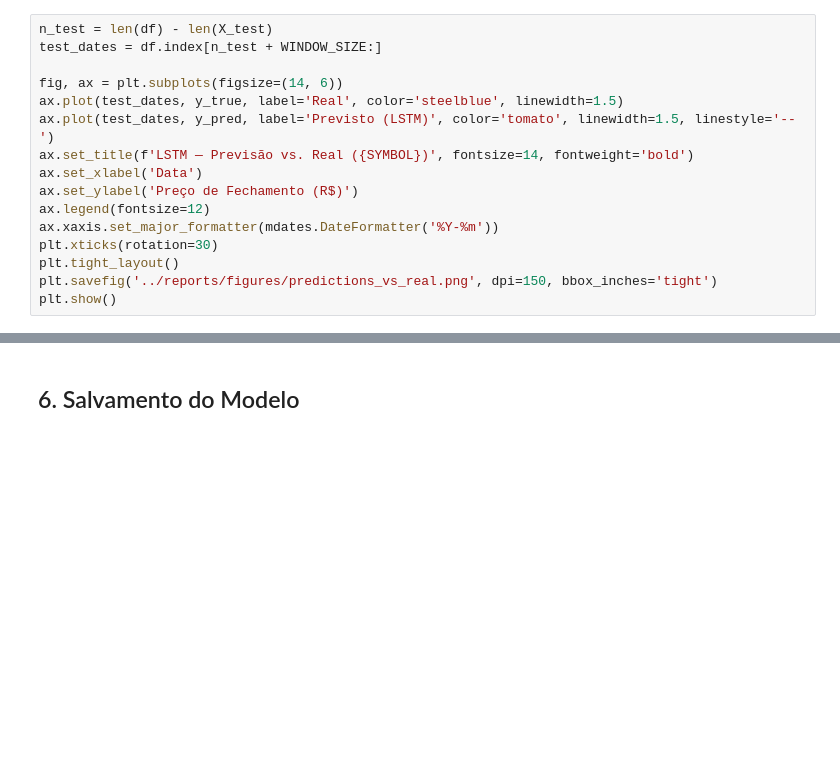
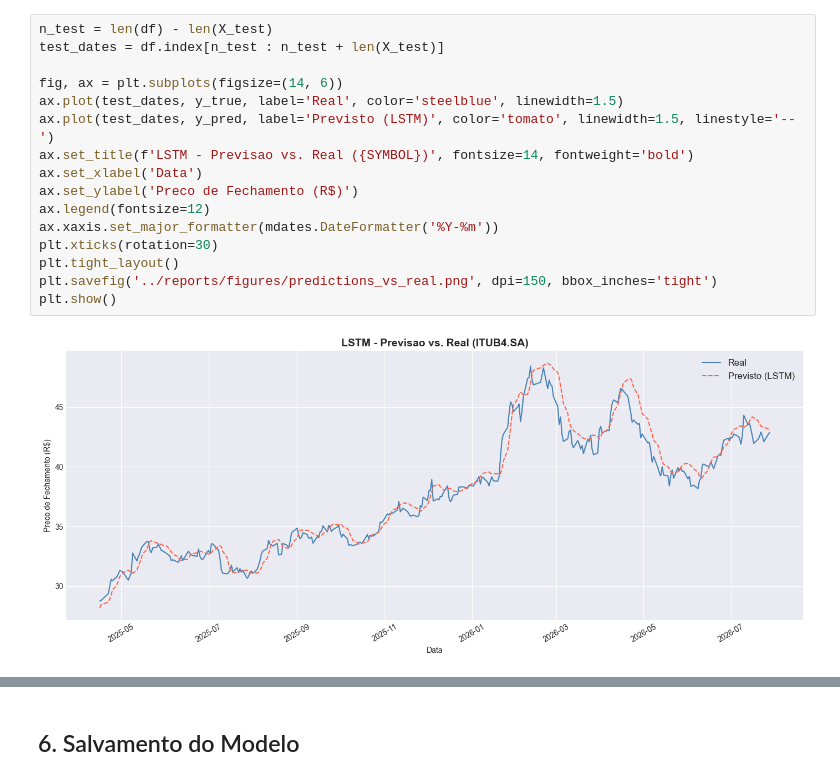
Before and after one commit to jrdados/tech-challenge-fase4, a Jupyter notebook: notebooks/01_lstm_itub4.ipynb, the cells around one changed output, grey strips where cells are left out. Drawn from its saved outputs; the diff is of its cells as text; blank space fills up the shorter version.

```diff
--- a/notebooks/01_lstm_itub4.ipynb
+++ b/notebooks/01_lstm_itub4.ipynb
@@ -129,19 +186,21 @@ print(f"MAPE: {metrics['MAPE']:.2f}%")
 # %%
 n_test = len(df) - len(X_test)
-test_dates = df.index[n_test + WINDOW_SIZE:]
+test_dates = df.index[n_test : n_test + len(X_test)]
 
 fig, ax = plt.subplots(figsize=(14, 6))
 ax.plot(test_dates, y_true, label='Real', color='steelblue', linewidth=1.5)
 ax.plot(test_dates, y_pred, label='Previsto (LSTM)', color='tomato', linewidth=1.5, linestyle='--')
-ax.set_title(f'LSTM — Previsão vs. Real ({SYMBOL})', fontsize=14, fontweight='bold')
+ax.set_title(f'LSTM - Previsao vs. Real ({SYMBOL})', fontsize=14, fontweight='bold')
 ax.set_xlabel('Data')
-ax.set_ylabel('Preço de Fechamento (R$)')
+ax.set_ylabel('Preco de Fechamento (R$)')
 ax.legend(fontsize=12)
 ax.xaxis.set_major_formatter(mdates.DateFormatter('%Y-%m'))
 plt.xticks(rotation=30)
 plt.tight_layout()
 plt.savefig('../reports/figures/predictions_vs_real.png', dpi=150, bbox_inches='tight')
 plt.show()
+# %% [output]
+[figure, added]
 # %%
 residuals = y_true.flatten() - y_pred.flatten()
 
```
Also changed, not shown: parts of 22 cells of this notebook, 6 other files.
